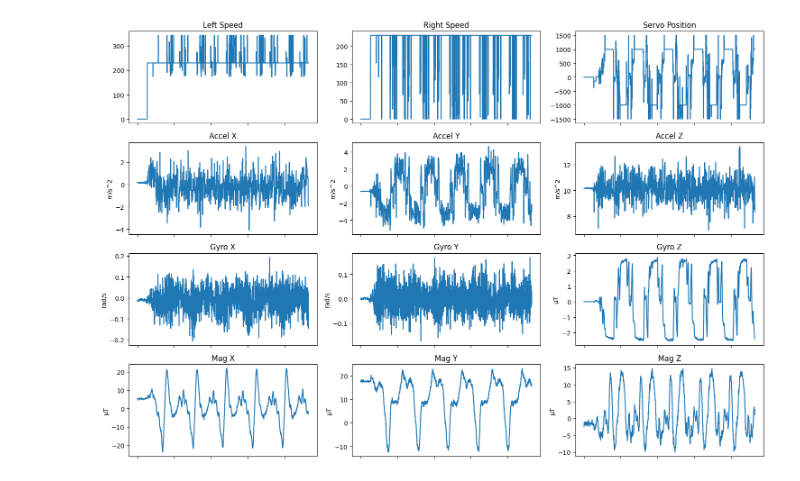
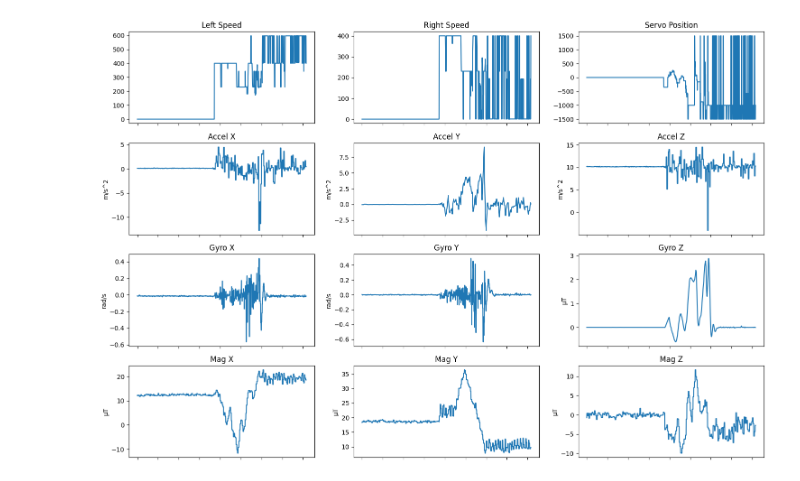
Before and after one commit to gaitovrat/bachelor, a Jupyter notebook: Notebooks/Lap.ipynb, the cells around one changed output. Saved outputs shown, nothing was run; the diff lists cells and outputs as text; code cells hidden in the pictures.

Commit message:
Record new data

```diff
--- a/Notebooks/Lap.ipynb
+++ b/Notebooks/Lap.ipynb
@@ -138,5 +228,5 @@ manual_data.plot_all()
 # %%
-auto_no_sensors_data = DataPlotter('AutoNoSensors.json')
-auto_no_sensors_data.plot_all()
+speed = DataPlotter('Speed.json')
+speed.plot_all()
 # %% [output]
-[figure, old version]
+[figure, new version]
```
Also changed, not shown: parts of 17 cells of this notebook, 11 other files.
